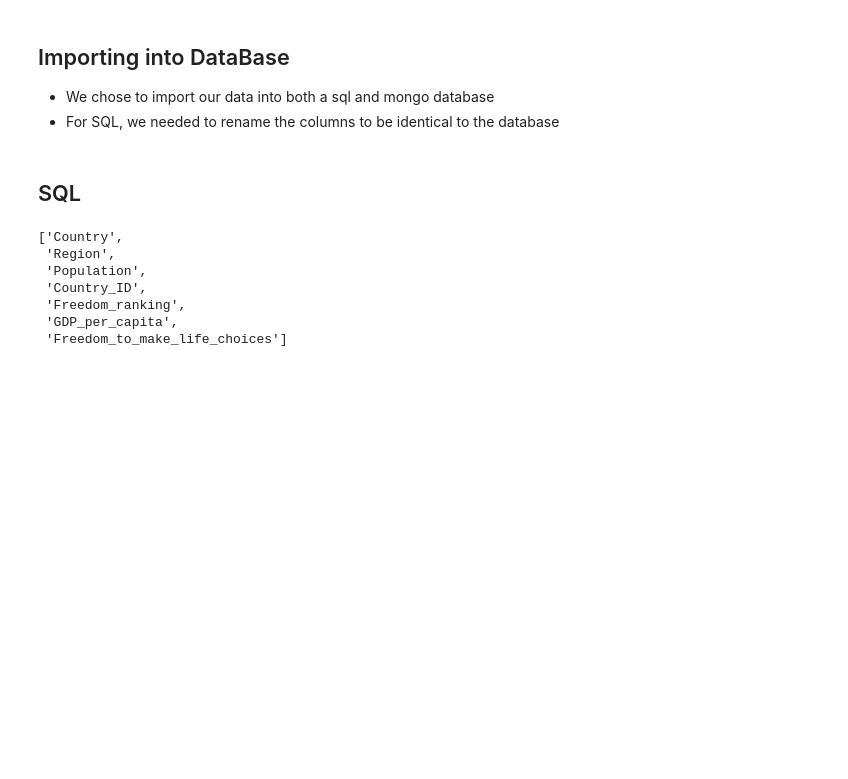
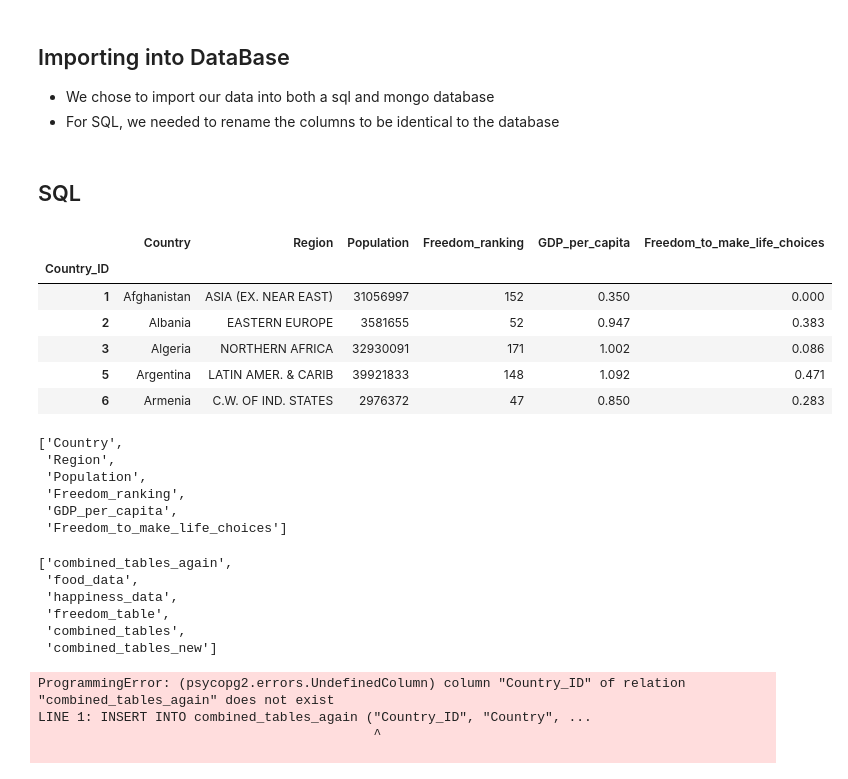
Before and after one commit to madelinesachtler/project2, a Jupyter notebook: Project2_FinalCopy.ipynb, the cells around one changed output. Saved outputs shown, nothing was run; the diff lists cells and outputs as text; code cells hidden in the pictures; blank space fills up the shorter version.

Commit message:
problems with adding data to sql

```diff
--- a/Project2_FinalCopy.ipynb
+++ b/Project2_FinalCopy.ipynb
@@ -113,21 +113,48 @@ from sqlalchemy import create_engine
 # %% [markdown]
 ## SQL
 # %%
-country_final_new = country_final.rename(columns = {"CountryID": "Country_ID",
+country_final_new = country_final.rename(columns = {"ID": "ID","CountryID": "Country_ID",
                                                  "Freedom Ranking": "Freedom_ranking",
                                                  "GDP per capita" : "GDP_per_capita",
     "Freedom to make life choices": "Freedom_to_make_life_choices"})
+# %%
+country_final_new.set_index("Country_ID", inplace=True)
+
+country_final_new.head()
+# %% [output]
+|  | Country | Region | Population | Freedom_ranking | GDP_per_capita | Freedom_to_make_life_choices |
+| Country_ID |  |  |  |  |  |  |
+| 1 | Afghanistan | ASIA (EX. NEAR EAST) | 31056997 | 152 | 0.350 | 0.000 |
+| 2 | Albania | EASTERN EUROPE | 3581655 | 52 | 0.947 | 0.383 |
+| 3 | Algeria | NORTHERN AFRICA | 32930091 | 171 | 1.002 | 0.086 |
+| 5 | Argentina | LATIN AMER. & CARIB | 39921833 | 148 | 1.092 | 0.471 |
+| 6 | Armenia | C.W. OF IND. STATES | 2976372 | 47 | 0.850 | 0.283 |
 # %%
 list(country_final_new.columns.values)
 # %% [output]
 ['Country',
  'Region',
  'Population',
- 'Country_ID',
  'Freedom_ranking',
  'GDP_per_capita',
  'Freedom_to_make_life_choices']
 # %%
 engine = create_engine(f'postgresql://{username}:{password}@localhost:5432/countries_db')
 connection = engine.connect()
+# %%
+engine.table_names()
+# %% [output]
+['combined_tables_again',
+ 'food_data',
+ 'happiness_data',
+ 'freedom_table',
+ 'combined_tables',
+ 'combined_tables_new']
+# %%
+country_final_new.to_sql(name='combined_tables_again', con=engine, if_exists='append', index=True)
+# %% [output]
+ProgrammingError: (psycopg2.errors.UndefinedColumn) column "Country_ID" of relation "combined_tables_again" does not exist
+LINE 1: INSERT INTO combined_tables_again ("Country_ID", "Country", ...
+                                           ^
+
 # %%
```
Also changed, not shown: parts of 2 cells of this notebook.
